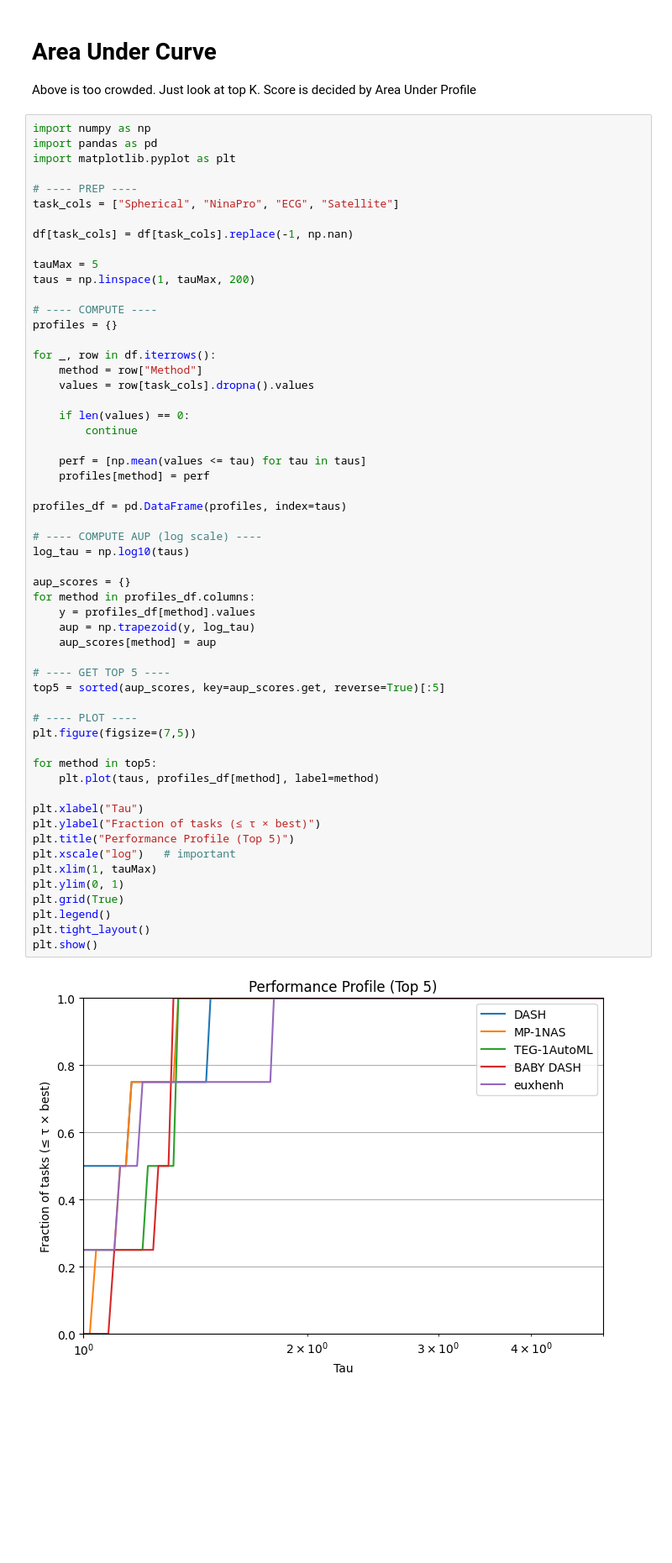
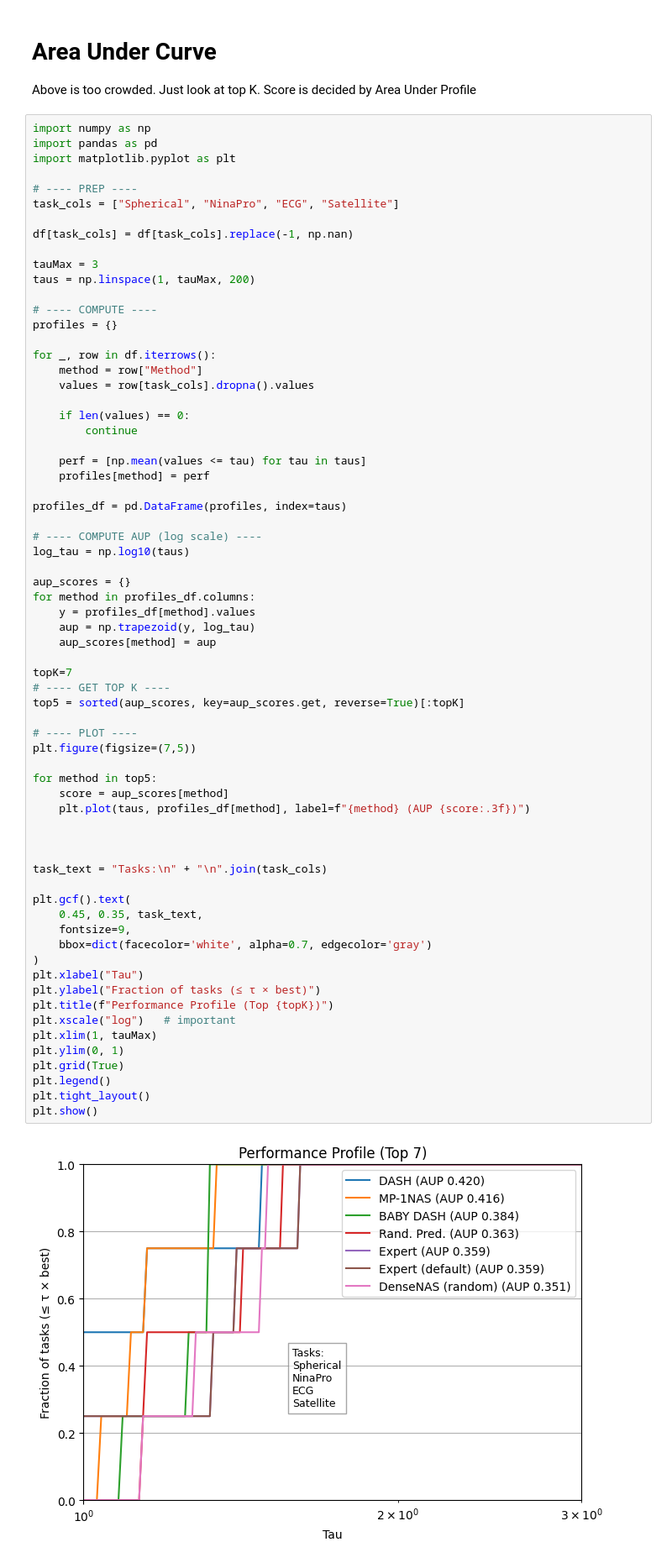
Before and after one commit to SmellingSalt/pythonQuickAndDirty, a Jupyter notebook: src/scripts/Research/DiverseNAS.ipynb, the cells around one changed output. Shown at 84% size. Saved outputs shown, nothing was run; the diff lists cells and outputs as text; blank space fills up the shorter version.

```diff
--- a/src/scripts/Research/DiverseNAS.ipynb
+++ b/src/scripts/Research/DiverseNAS.ipynb
@@ -162,7 +169,7 @@ task_cols = ["Spherical", "NinaPro", "ECG", "Satellite"]
 
 df[task_cols] = df[task_cols].replace(-1, np.nan)
 
-tauMax = 5
+tauMax = 3
 taus = np.linspace(1, tauMax, 200)
 
 # ---- COMPUTE ----
@@ -178,35 +185,46 @@ for _, row in df.iterrows():
     perf = [np.mean(values <= tau) for tau in taus]
     profiles[method] = perf
 
 profiles_df = pd.DataFrame(profiles, index=taus)
 
 # ---- COMPUTE AUP (log scale) ----
 log_tau = np.log10(taus)
 
 aup_scores = {}
 for method in profiles_df.columns:
     y = profiles_df[method].values
     aup = np.trapezoid(y, log_tau)
     aup_scores[method] = aup
 
-# ---- GET TOP 5 ----
-top5 = sorted(aup_scores, key=aup_scores.get, reverse=True)[:5]
+topK=7
+# ---- GET TOP K ----
+top5 = sorted(aup_scores, key=aup_scores.get, reverse=True)[:topK]
 
 # ---- PLOT ----
 plt.figure(figsize=(7,5))
 
 for method in top5:
-    plt.plot(taus, profiles_df[method], label=method)
+    score = aup_scores[method]
+    plt.plot(taus, profiles_df[method], label=f"{method} (AUP {score:.3f})")
 
+
+
+task_text = "Tasks:\n" + "\n".join(task_cols)
+
+plt.gcf().text(
+    0.45, 0.35, task_text,
+    fontsize=9,
+    bbox=dict(facecolor='white', alpha=0.7, edgecolor='gray')
+)
 plt.xlabel("Tau")
 plt.ylabel("Fraction of tasks (≤ τ × best)")
-plt.title("Performance Profile (Top 5)")
+plt.title(f"Performance Profile (Top {topK})")
 plt.xscale("log")   # important
 plt.xlim(1, tauMax)
 plt.ylim(0, 1)
 plt.grid(True)
 plt.legend()
 plt.tight_layout()
 plt.show()
 # %% [output]
-[figure, old version]
+[figure, new version]
```
Also changed, not shown: parts of 2 cells of this notebook, 1 other file.
